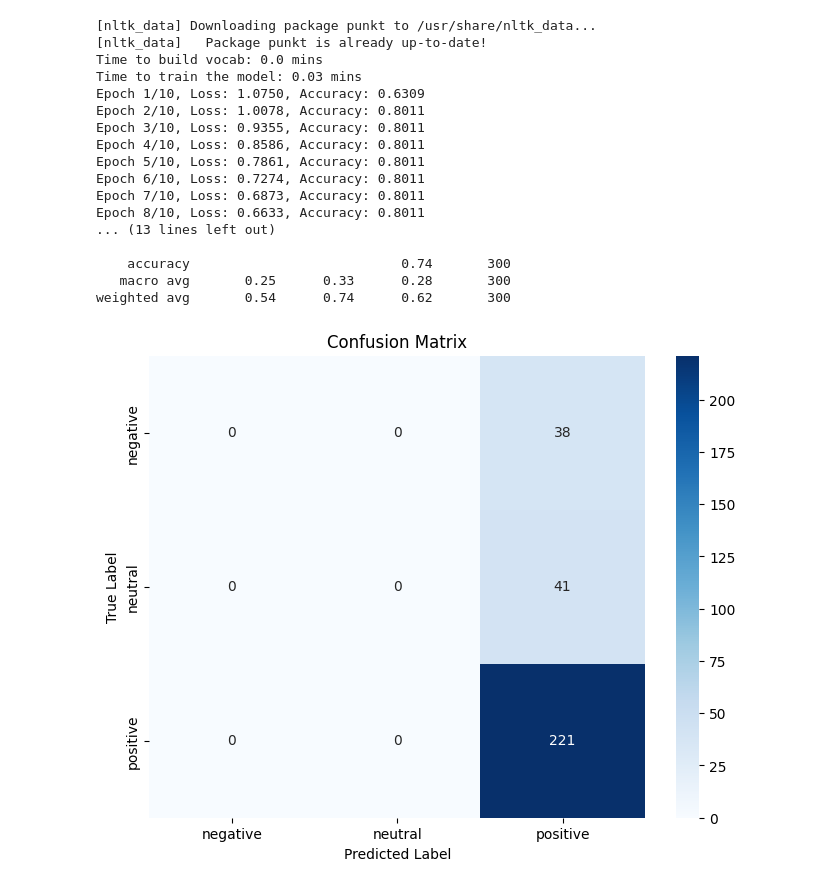
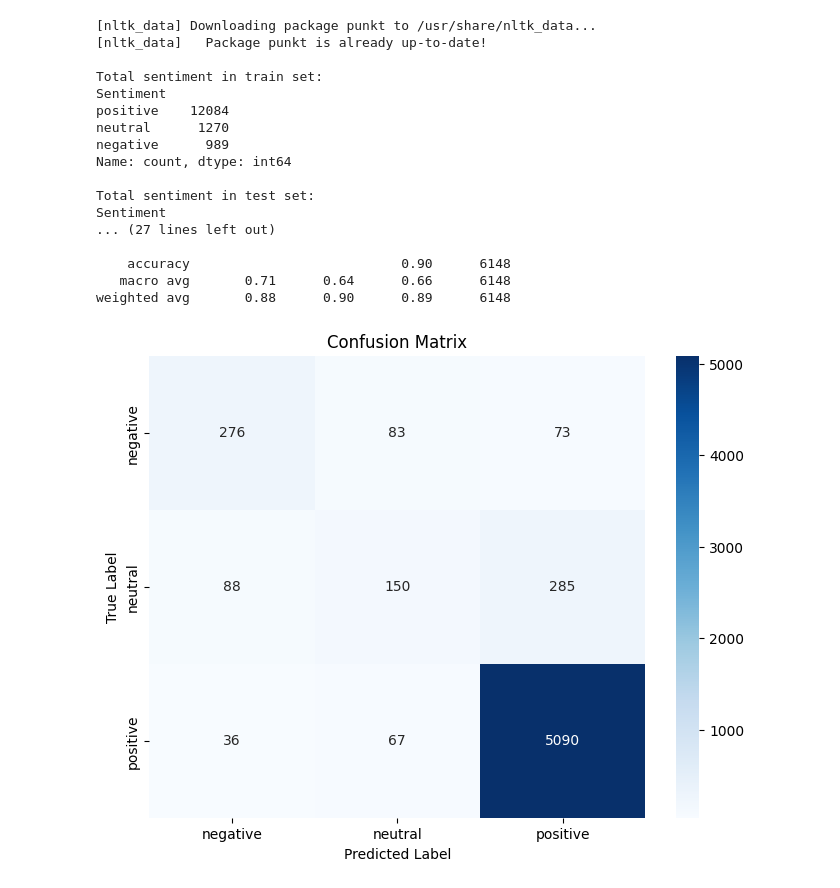
Before and after one commit to rifkiandriyanto/sentiment-analysis-hotel-review, a Jupyter notebook: tripadvisor-bilstm-attention-word2vec.ipynb, the cells around one changed output. Drawn from its saved outputs; the diff is of its cells as text; code cells hidden in the pictures.

Commit message:
feat: add real data

```diff
--- a/tripadvisor-bilstm-attention-word2vec.ipynb
+++ b/tripadvisor-bilstm-attention-word2vec.ipynb
@@ -17,7 +17,7 @@ from time import time
 import math
 
 # Load dataset
-data_path = '/kaggle/input/tripadvisor-1000-dataset-examples/trip-advisor-copy.csv'
+data_path = '/kaggle/input/trip-advisor-hotel-reviews/tripadvisor_hotel_reviews.csv'
 data = pd.read_csv(data_path)
 
 # Preprocessing: Text Cleaning, Tokenization, and Normalization
@@ -36,6 +36,13 @@ data['Sentiment'] = pd.cut(data['Rating'], bins=[-np.inf, 2, 3, np.inf], labels=
 # Split data into train and test sets (70% train, 30% test)
 train_texts, test_texts, train_labels, test_labels = train_test_split(
     data['Cleaned_Review'], data['Sentiment'], test_size=0.3, random_state=42)
+
+# Print total sentiment in train and test set
+print("\nTotal sentiment in train set:")
+print(train_labels.value_counts())
+
+print("\nTotal sentiment in test set:")
+print(test_labels.value_counts())
 
 # Tokenize the text for Word2Vec
 sentences = [nltk.word_tokenize(text) for text in data['Cleaned_Review']]
@@ -177,45 +184,45 @@ def evaluate_model(model, test_loader):
 
     cm = confusion_matrix(all_labels, all_predictions)
     cr = classification_report(all_labels, all_predictions, target_names=['negative', 'neutral', 'positive'])
     return cm, cr
 
 # Define DataLoader for test set
 test_dataset = torch.utils.data.TensorDataset(test_vectors_tensor, test_labels_tensor)
 test_loader = torch.utils.data.DataLoader(test_dataset, batch_size=8, shuffle=False)
 
 # Evaluate the BiLSTM with attention model
 conf_matrix, class_report = evaluate_model(bilstm_attention_model, test_loader)
 print("Confusion Matrix:")
 print(conf_matrix)
 print("\nClassification Report:")
 print(class_report)
 
 # Confusion Matrix Visualization
 def plot_confusion_matrix(cm, labels):
     plt.figure(figsize=(8, 6))
     sns.heatmap(cm, annot=True, fmt='d', cmap='Blues', xticklabels=labels, yticklabels=labels)
     plt.xlabel('Predicted Label')
     plt.ylabel('True Label')
     plt.title('Confusion Matrix')
     plt.show()
 
 plot_confusion_matrix(conf_matrix, ['negative', 'neutral', 'positive'])
 # %% [output]
 [nltk_data] Downloading package punkt to /usr/share/nltk_data...
 [nltk_data]   Package punkt is already up-to-date!
-Time to build vocab: 0.0 mins
-Time to train the model: 0.03 mins
-Epoch 1/10, Loss: 1.0750, Accuracy: 0.6309
-Epoch 2/10, Loss: 1.0078, Accuracy: 0.8011
-Epoch 3/10, Loss: 0.9355, Accuracy: 0.8011
-Epoch 4/10, Loss: 0.8586, Accuracy: 0.8011
-Epoch 5/10, Loss: 0.7861, Accuracy: 0.8011
-Epoch 6/10, Loss: 0.7274, Accuracy: 0.8011
-Epoch 7/10, Loss: 0.6873, Accuracy: 0.8011
-Epoch 8/10, Loss: 0.6633, Accuracy: 0.8011
-... (13 lines left out)
 
-    accuracy                           0.74       300
-   macro avg       0.25      0.33      0.28       300
-weighted avg       0.54      0.74      0.62       300
+Total sentiment in train set:
+Sentiment
+positive    12084
+neutral      1270
+negative      989
+Name: count, dtype: int64
+
+Total sentiment in test set:
+Sentiment
+... (27 lines left out)
+
+    accuracy                           0.90      6148
+   macro avg       0.71      0.64      0.66      6148
+weighted avg       0.88      0.90      0.89      6148
-[figure, old version]
+[figure, new version]
```
Also changed, not shown: 5 other files.
